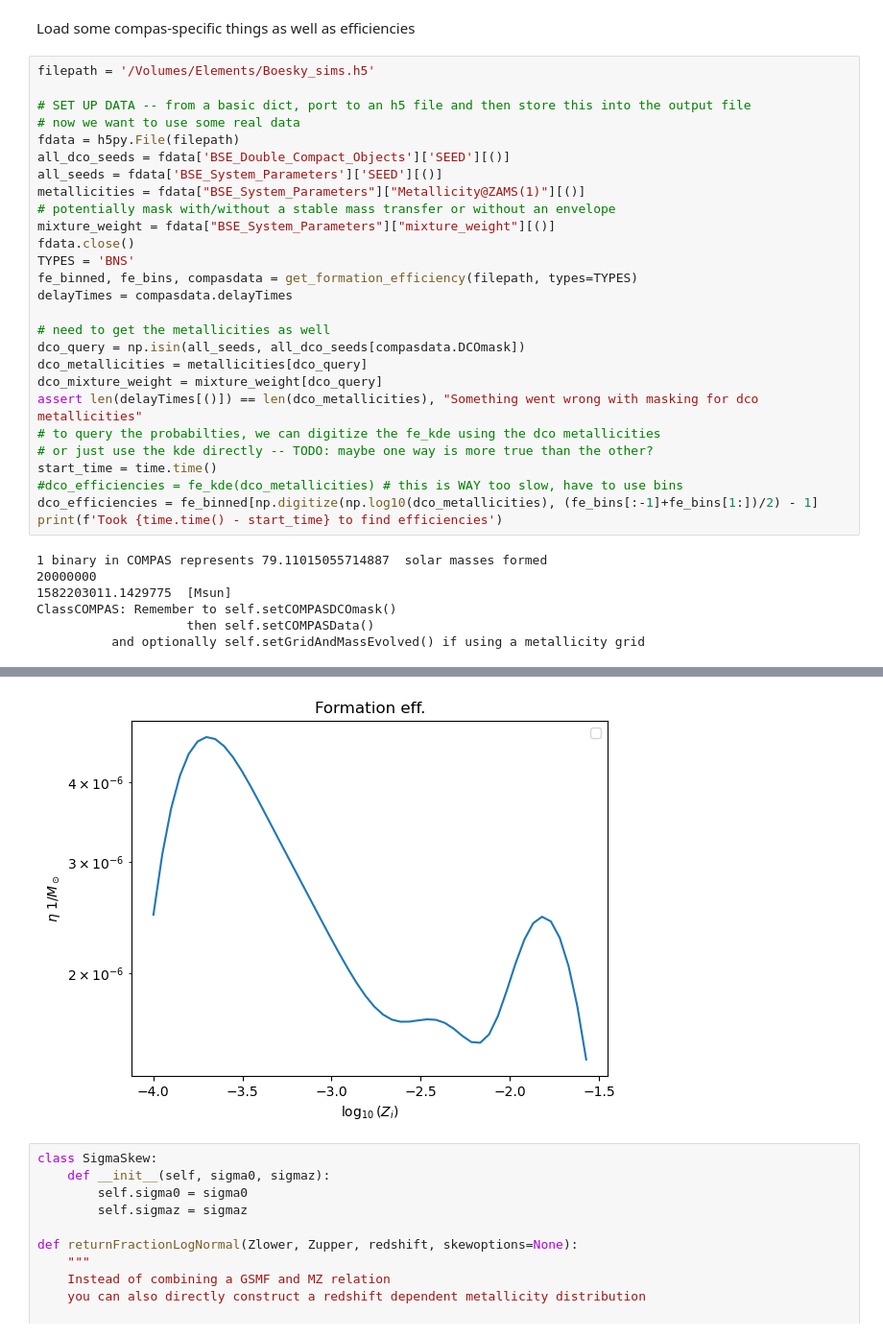
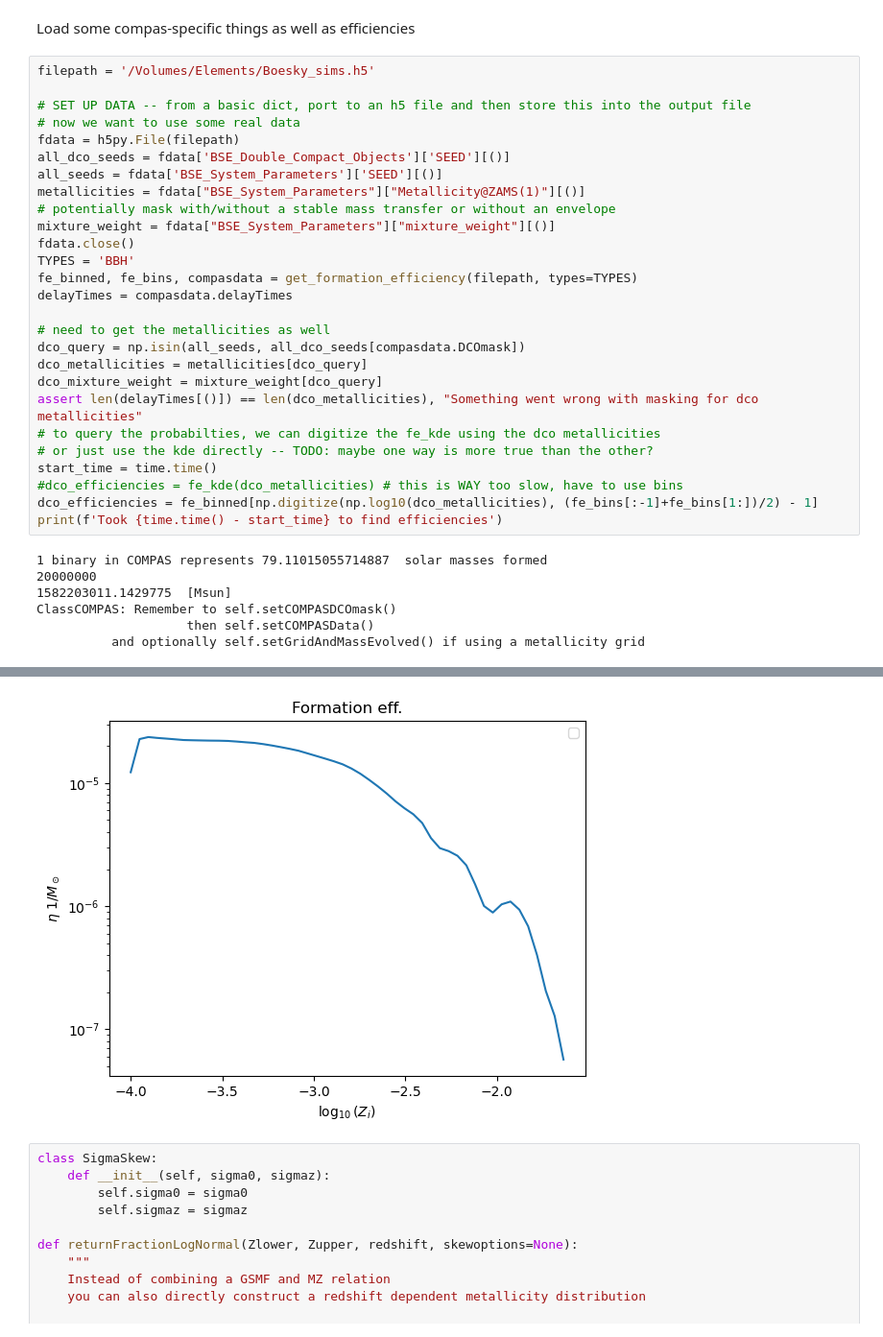
Before and after one commit to stlgolfer/metallicity_mergers, a Jupyter notebook: convolve_test.ipynb, the cells around one changed output, grey strips where cells are left out. Shown at 96% size. Saved outputs shown, nothing was run; the diff lists cells and outputs as text.

```diff
--- a/convolve_test.ipynb
+++ b/convolve_test.ipynb
@@ -33,7 +33,7 @@ metallicities = fdata["BSE_System_Parameters"]["Metallicity@ZAMS(1)"][()]
 # potentially mask with/without a stable mass transfer or without an envelope
 mixture_weight = fdata["BSE_System_Parameters"]["mixture_weight"][()]
 fdata.close()
-TYPES = 'BNS'
+TYPES = 'BBH'
 fe_binned, fe_bins, compasdata = get_formation_efficiency(filepath, types=TYPES)
 delayTimes = compasdata.delayTimes
 
@@ -60,4 +60,4 @@ Took 0.00016617774963378906 to find efficiencies
-[figure, old version]
+[figure, new version]
 # %%
 class SigmaSkew:
     def __init__(self, sigma0, sigmaz):
```
Also changed, not shown: parts of 7 cells of this notebook, 2 other files.
